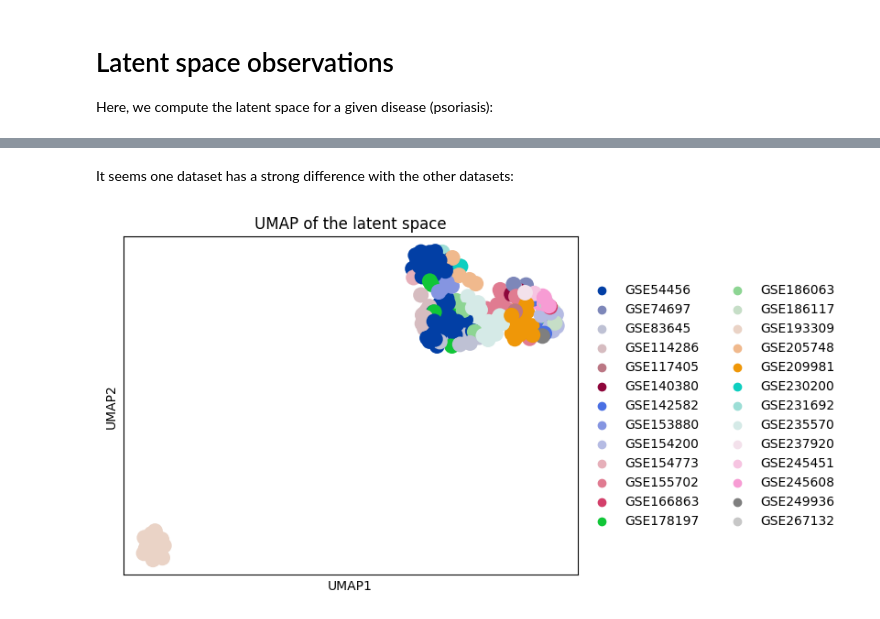
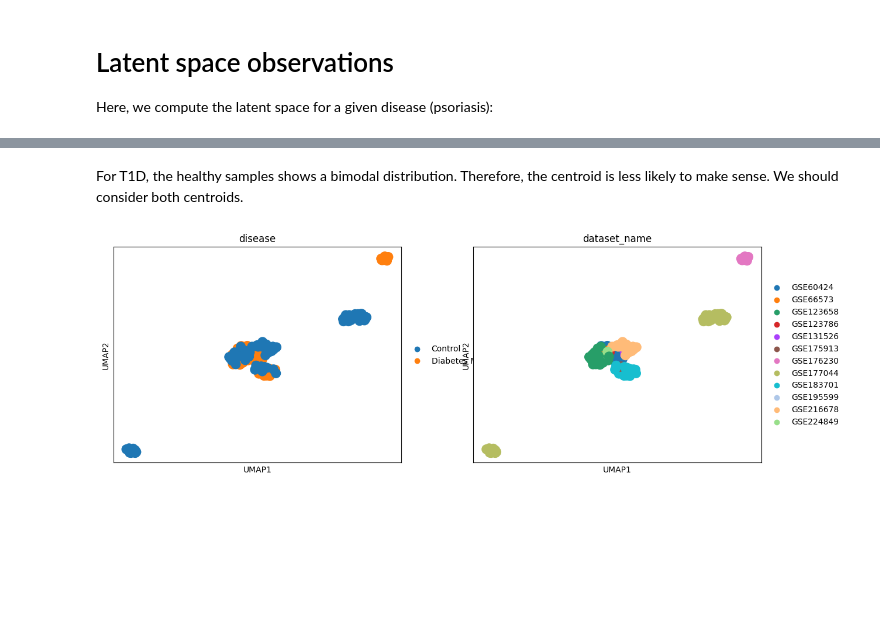
Before and after one commit to quentinblampey/zs_perturbation, a Jupyter notebook: results/latent_space.ipynb, the cells around one changed output, grey strips where cells are left out. Saved outputs shown, nothing was run; the diff lists cells and outputs as text; code cells hidden in the pictures; blank space fills up the shorter version.

```diff
--- a/results/latent_space.ipynb
+++ b/results/latent_space.ipynb
@@ -28,6 +26,8 @@ sc.pl.umap(adata, color="disease", title="UMAP of the latent space")
-# %% [markdown]
-It seems one dataset has a strong difference with the other datasets:
-# %%
-sc.pl.umap(adata, color="dataset_name", title="UMAP of the latent space")
-# %% [output]
-[figure, removed]
+# %% [markdown]
+For T1D, the healthy samples shows a bimodal distribution. Therefore, the centroid is less likely to make sense. We should consider both centroids.
+# %%
+adata = zs_perturbation.load_dataset("T1D")
+
+plot_embeddings(adata)
+# %% [output]
+[figure, added]
```
Also changed, not shown: parts of 10 cells of this notebook, 5 other files.
